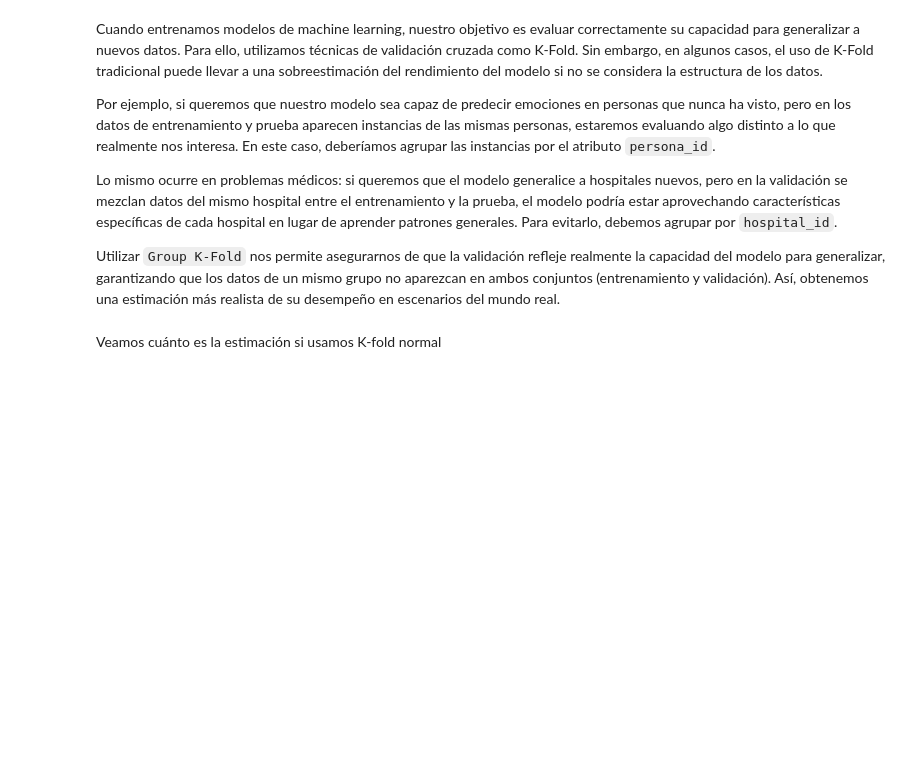
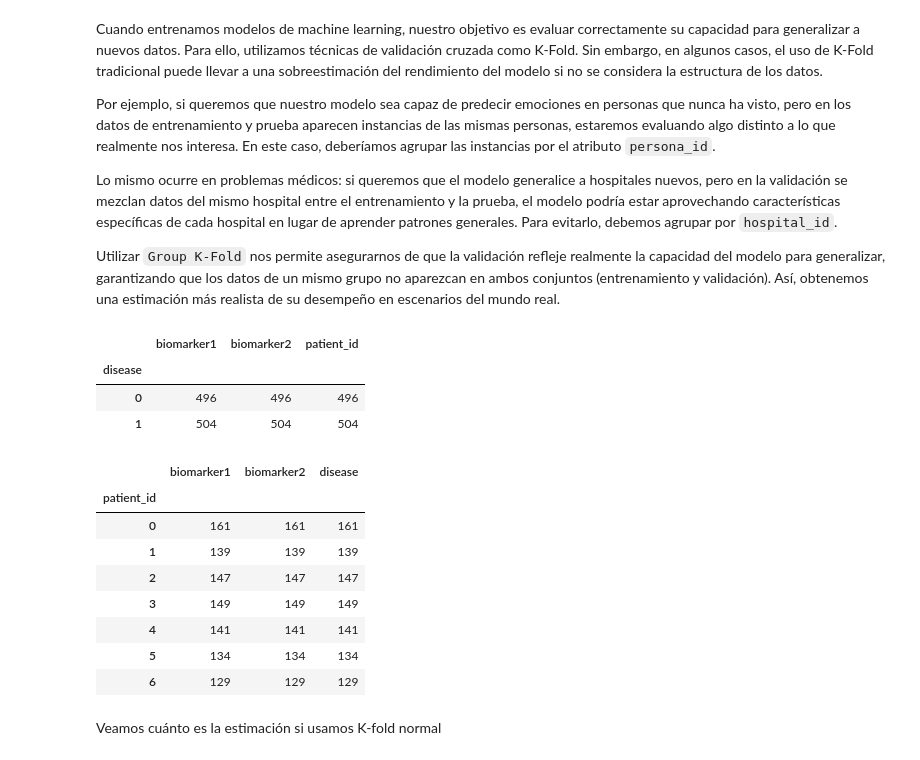
Before and after one commit to tusar-verma/Machine-learning-2c2026, a Jupyter notebook: notebooks/notebook_05_seleccion_modelos-published.ipynb, the cells around one changed output. Drawn from its saved outputs; the diff is of its cells as text; code cells hidden in the pictures; blank space fills up the shorter version.

```diff
--- a/notebooks/notebook_05_seleccion_modelos-published.ipynb
+++ b/notebooks/notebook_05_seleccion_modelos-published.ipynb
@@ -299,6 +299,25 @@ df = pd.DataFrame({
     'patient_id': np.random.randint(0, n_patients, n_samples),  # Cada paciente tiene múltiples muestras
     'disease': np.random.randint(0, 2, n_samples)  # 0 = sano, 1 = enfermo
 })
+# %%
+df.groupby('disease').count()
+# %% [output]
+|  | biomarker1 | biomarker2 | patient_id |
+| disease |  |  |  |
+| 0 | 496 | 496 | 496 |
+| 1 | 504 | 504 | 504 |
+# %%
+df.groupby('patient_id').count()
+# %% [output]
+|  | biomarker1 | biomarker2 | disease |
+| patient_id |  |  |  |
+| 0 | 161 | 161 | 161 |
+| 1 | 139 | 139 | 139 |
+| 2 | 147 | 147 | 147 |
+| 3 | 149 | 149 | 149 |
+| 4 | 141 | 141 | 141 |
+| 5 | 134 | 134 | 134 |
+| 6 | 129 | 129 | 129 |
 # %% [markdown]
 Veamos cuánto es la estimación si usamos K-fold normal
 # %%
```
Also changed, not shown: parts of 6 cells of this notebook.
